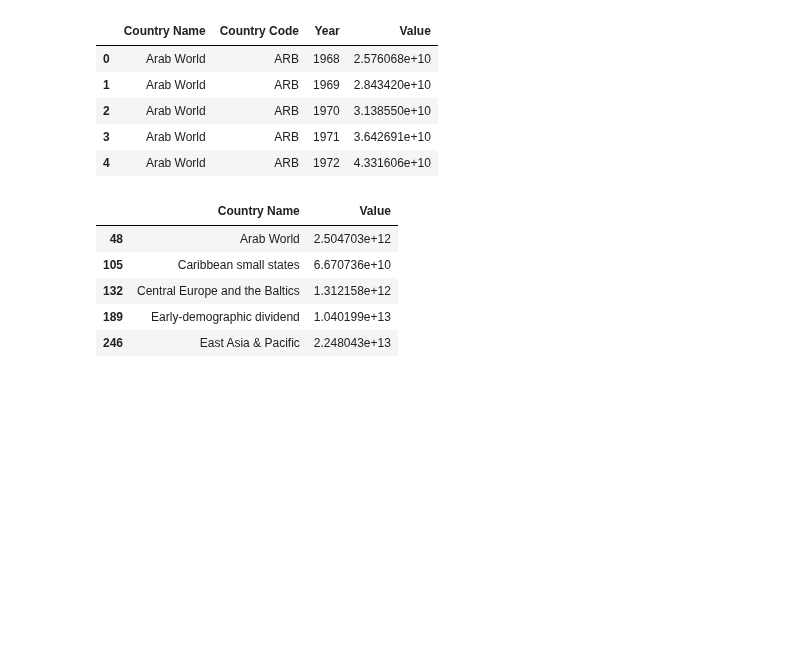
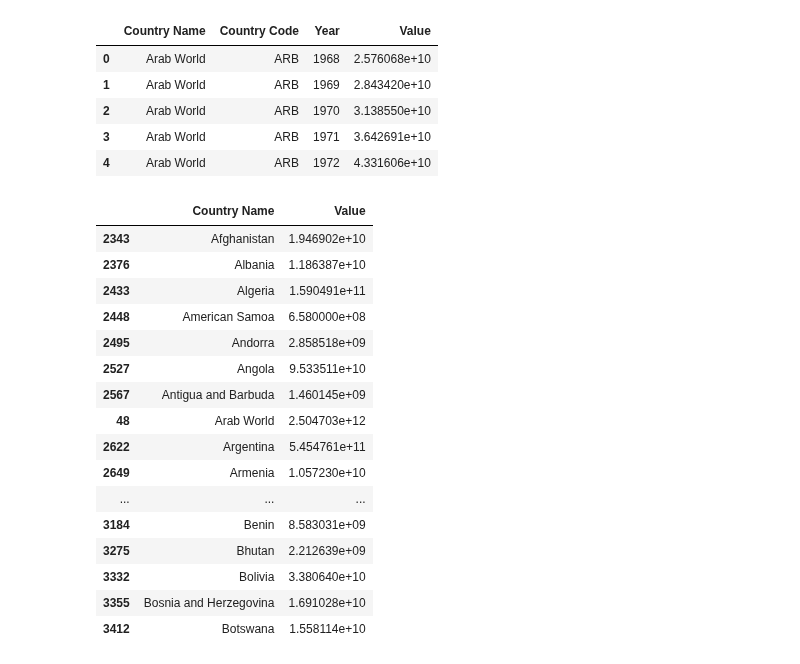
Before and after one commit to doublealogic/armageddon-neo-objects-space-junk, a Jupyter notebook: Data_Retrieval/space_track.ipynb, the cells around one changed output. Saved outputs shown, nothing was run; the diff lists cells and outputs as text; code cells hidden in the pictures; blank space fills up the shorter version.

Commit message:
sorted cleaned gdp data

```diff
--- a/Data_Retrieval/space_track.ipynb
+++ b/Data_Retrieval/space_track.ipynb
@@ -96,17 +96,30 @@ gdp_df.head()
 # %%
 country_name = gdp_df.loc[gdp_df["Year"]==2016]["Country Name"]
 value = gdp_df.loc[gdp_df["Year"]==2016]["Value"]
 #year = gdp_df["Year"]
 
 #current_gdp_df = gdp_df.groupby("Country Name")["Year"].max()
 cleaned_gdp_df = pd.DataFrame({"Country Name":country_name,
-                       "Value":value})
+                               "Value":value})
+#cleaned_gdp_df.sort_values["Country Name"]
+sort_gdp = cleaned_gdp_df.sort_values(["Country Name"], ascending=True)
 
-cleaned_gdp_df.head()
+sort_gdp.head(25)
 # %% [output]
 |  | Country Name | Value |
+| 2343 | Afghanistan | 1.946902e+10 |
+| 2376 | Albania | 1.186387e+10 |
+| 2433 | Algeria | 1.590491e+11 |
+| 2448 | American Samoa | 6.580000e+08 |
+| 2495 | Andorra | 2.858518e+09 |
+| 2527 | Angola | 9.533511e+10 |
+| 2567 | Antigua and Barbuda | 1.460145e+09 |
 | 48 | Arab World | 2.504703e+12 |
-| 105 | Caribbean small states | 6.670736e+10 |
-| 132 | Central Europe and the Baltics | 1.312158e+12 |
-| 189 | Early-demographic dividend | 1.040199e+13 |
-| 246 | East Asia & Pacific | 2.248043e+13 |
+| 2622 | Argentina | 5.454761e+11 |
+| 2649 | Armenia | 1.057230e+10 |
+| ... | ... | ... |
+| 3184 | Benin | 8.583031e+09 |
+| 3275 | Bhutan | 2.212639e+09 |
+| 3332 | Bolivia | 3.380640e+10 |
+| 3355 | Bosnia and Herzegovina | 1.691028e+10 |
+| 3412 | Botswana | 1.558114e+10 |
```
